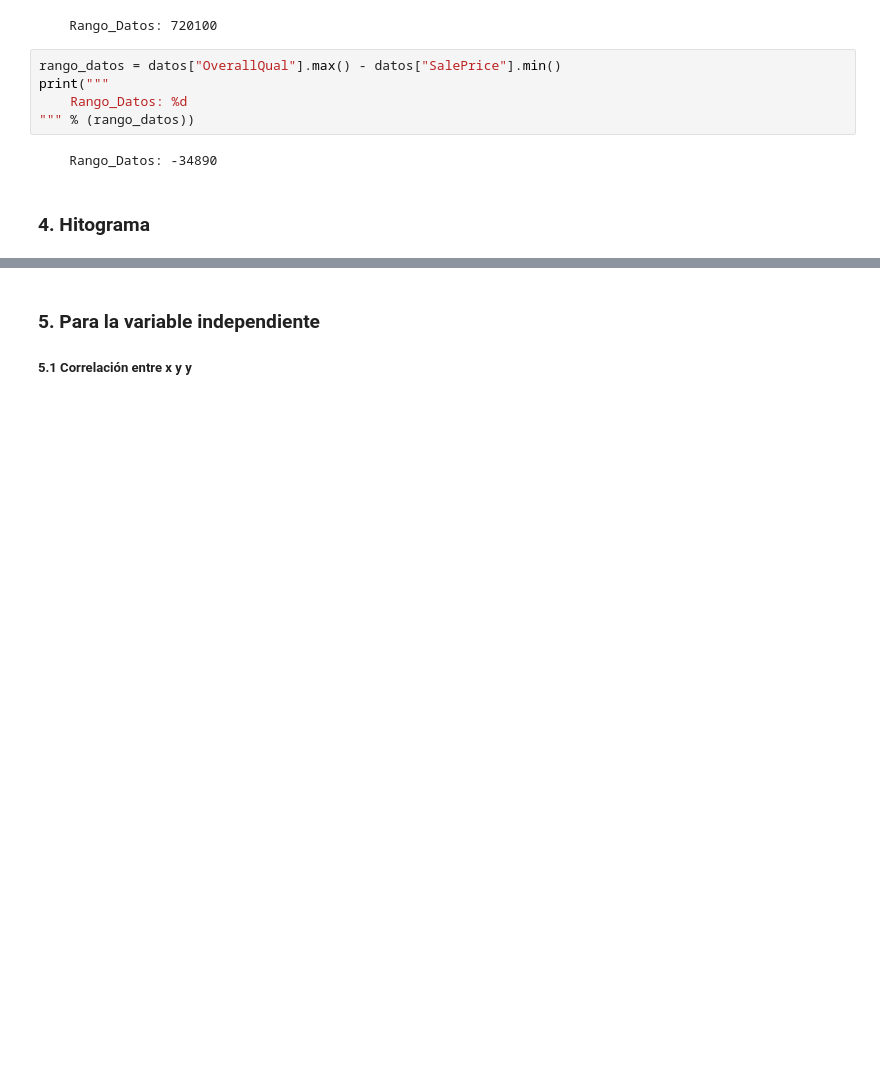
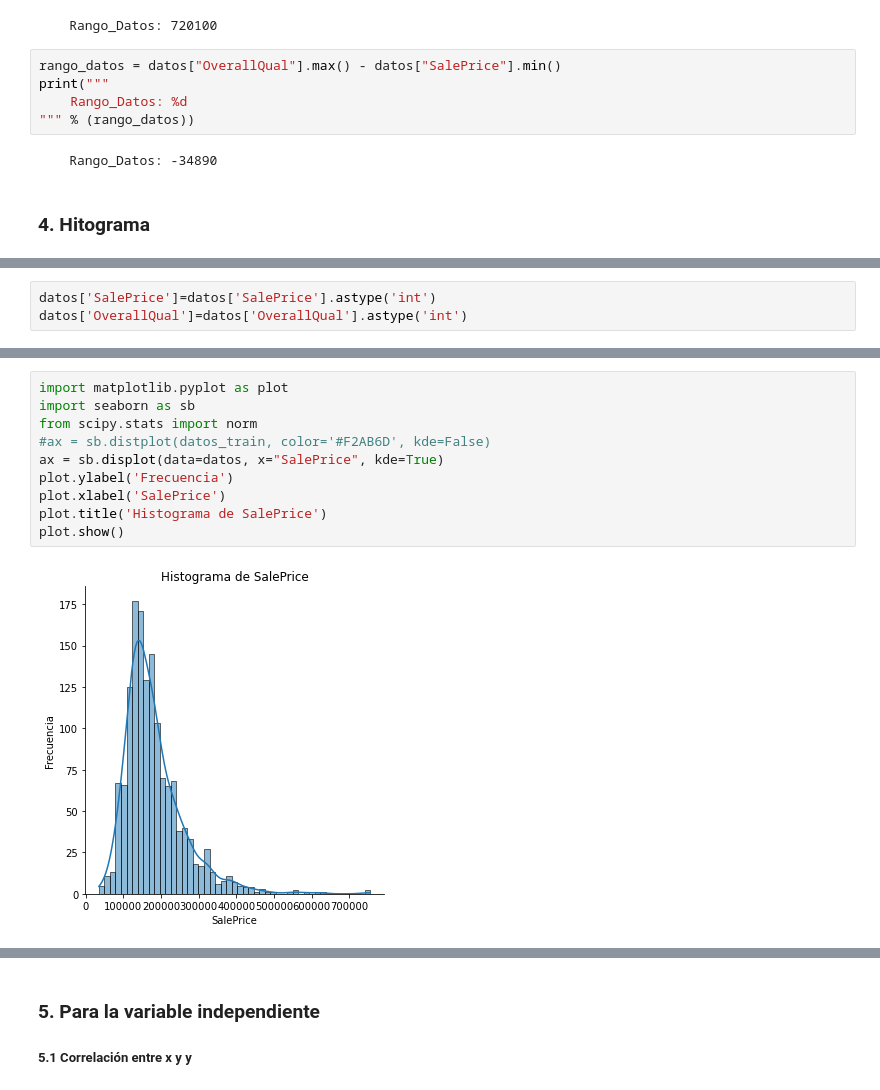
Before and after one commit to DeboraCoo/ProyectoFinal, a Jupyter notebook: ProyectoFinal.ipynb, the cells around one changed output, grey strips where cells are left out. Saved outputs shown, nothing was run; the diff lists cells and outputs as text; blank space fills up the shorter version.

```diff
--- a/ProyectoFinal.ipynb
+++ b/ProyectoFinal.ipynb
@@ -213,0 +233,3 @@ print("""
+# %%
+datos['SalePrice']=datos['SalePrice'].astype('int')
+datos['OverallQual']=datos['OverallQual'].astype('int')
@@ -213,0 +246,12 @@ print("""
+# %%
+import matplotlib.pyplot as plot
+import seaborn as sb
+from scipy.stats import norm
+#ax = sb.distplot(datos_train, color='#F2AB6D', kde=False)
+ax = sb.displot(data=datos, x="SalePrice", kde=True)
+plot.ylabel('Frecuencia')
+plot.xlabel('SalePrice')
+plot.title('Histograma de SalePrice')
+plot.show()
+# %% [output]
+[figure, added]
```
Also changed, not shown: parts of 25 cells of this notebook.
